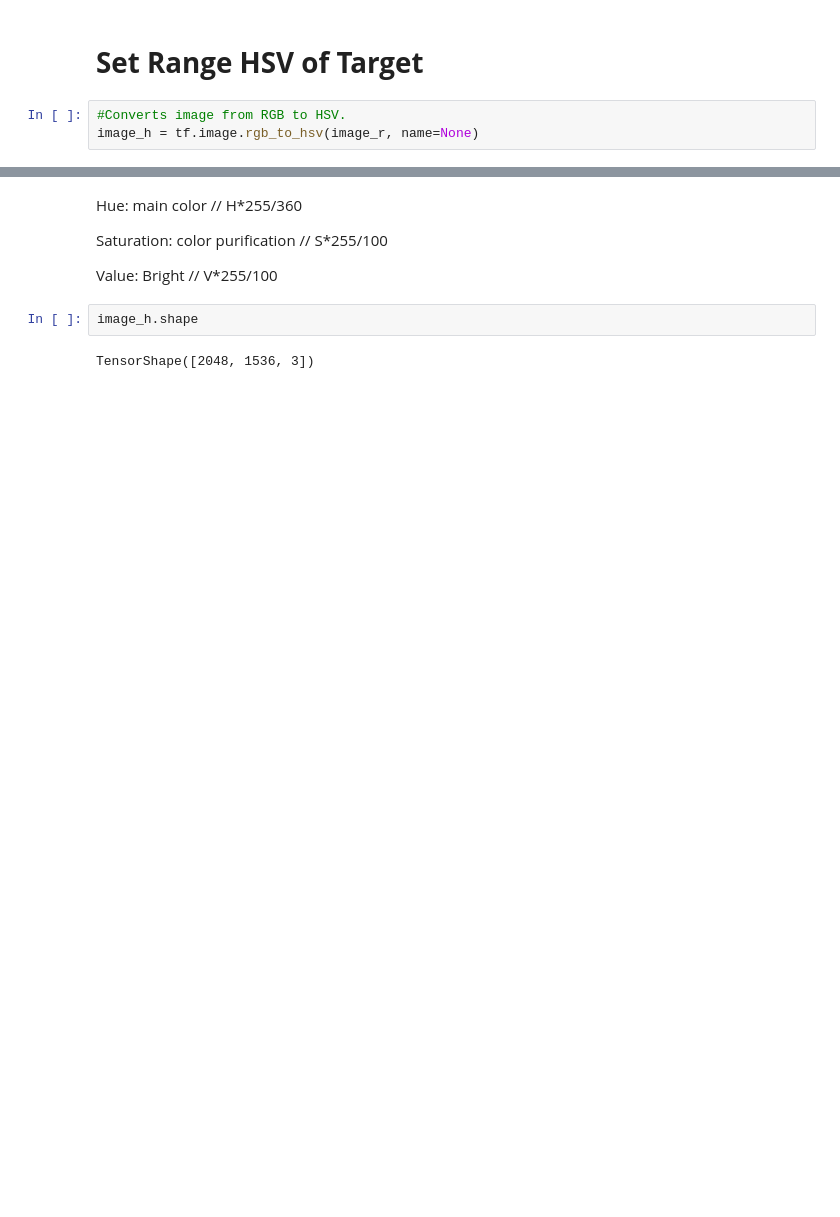
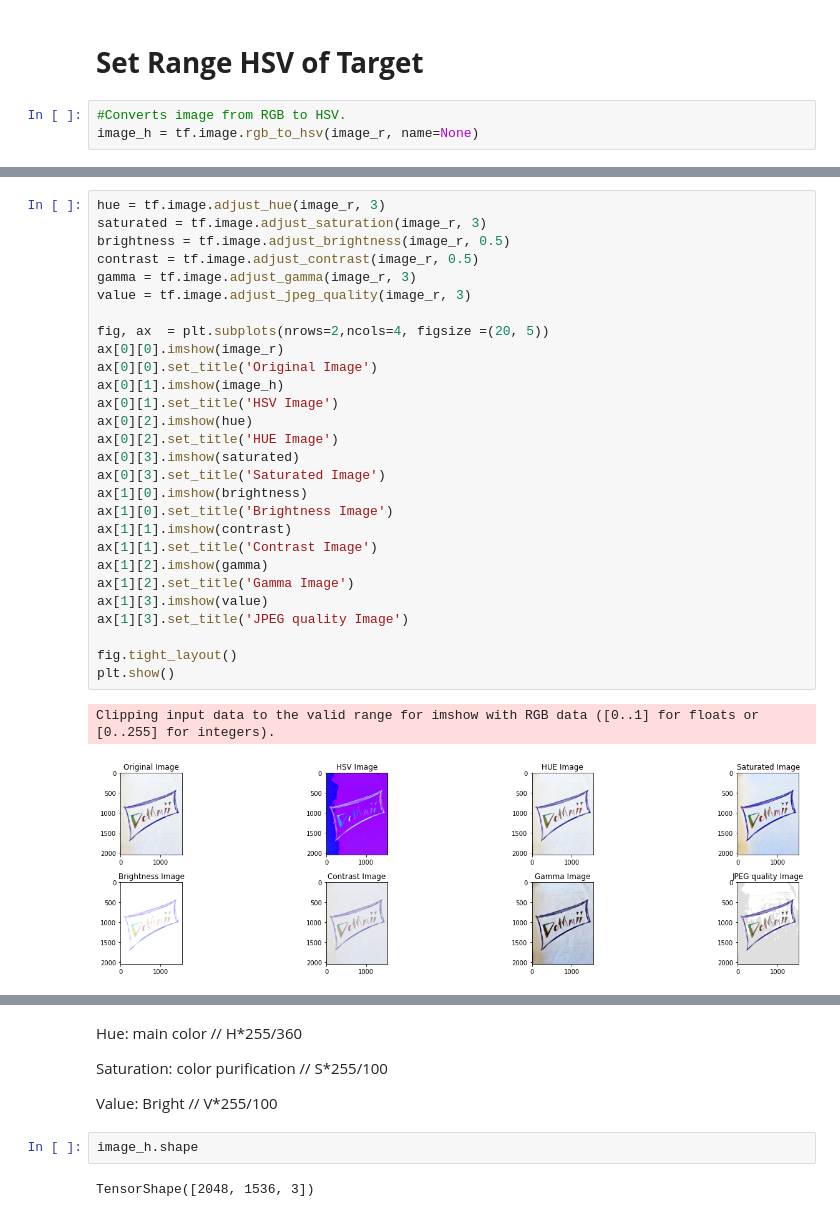
Before and after one commit to DommiiUdomp/Dommii, a Jupyter notebook: IntroObjectDetaction.ipynb, the cells around one changed output, grey strips where cells are left out. Saved outputs shown, nothing was run; the diff lists cells and outputs as text; blank space fills up the shorter version.

```diff
--- a/IntroObjectDetaction.ipynb
+++ b/IntroObjectDetaction.ipynb
@@ -37,3 +85,34 @@ plt.show()
 # %% [output]
 Clipping input data to the valid range for imshow with RGB data ([0..1] for floats or [0..255] for integers).
 [figure]
+# %%
+hue = tf.image.adjust_hue(image_r, 3)
+saturated = tf.image.adjust_saturation(image_r, 3)
+brightness = tf.image.adjust_brightness(image_r, 0.5)
+contrast = tf.image.adjust_contrast(image_r, 0.5)
+gamma = tf.image.adjust_gamma(image_r, 3)
+value = tf.image.adjust_jpeg_quality(image_r, 3)
+
+fig, ax  = plt.subplots(nrows=2,ncols=4, figsize =(20, 5))
+ax[0][0].imshow(image_r)
+ax[0][0].set_title('Original Image')
+ax[0][1].imshow(image_h)
+ax[0][1].set_title('HSV Image')
+ax[0][2].imshow(hue)
+ax[0][2].set_title('HUE Image')
+ax[0][3].imshow(saturated)
+ax[0][3].set_title('Saturated Image')
+ax[1][0].imshow(brightness)
+ax[1][0].set_title('Brightness Image')
+ax[1][1].imshow(contrast)
+ax[1][1].set_title('Contrast Image')
+ax[1][2].imshow(gamma)
+ax[1][2].set_title('Gamma Image')
+ax[1][3].imshow(value)
+ax[1][3].set_title('JPEG quality Image')
+
+fig.tight_layout()
+plt.show()
+# %% [output]
+Clipping input data to the valid range for imshow with RGB data ([0..1] for floats or [0..255] for integers).
+[figure, added]
```
Also changed, not shown: parts of 24 cells of this notebook.
